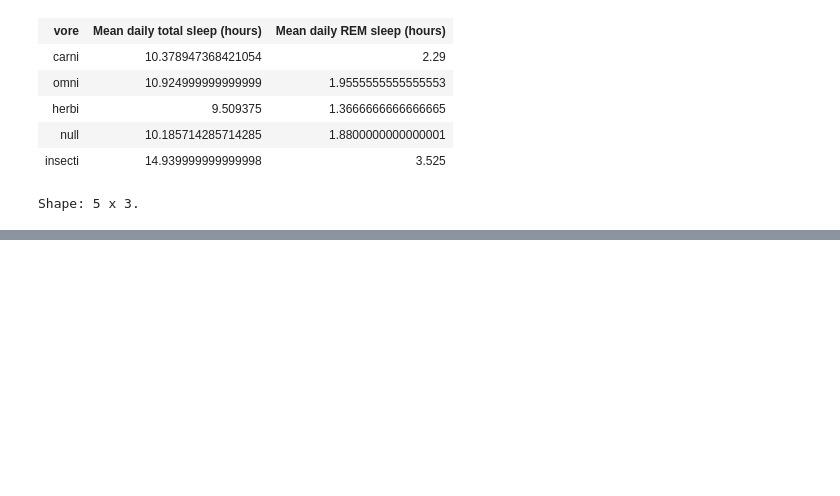
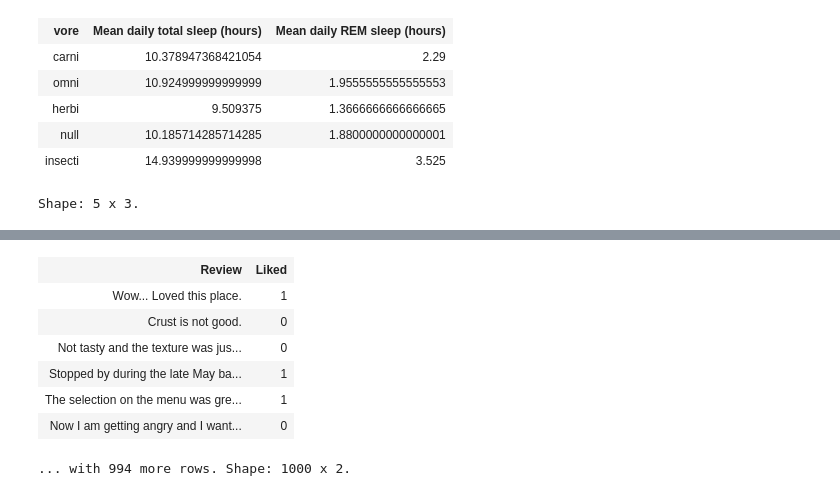
Before and after one commit to simanerush/kotlin-data-science, a Jupyter notebook: SleepData.ipynb, the cells around one changed output, grey strips where cells are left out. Drawn from its saved outputs; the diff is of its cells as text; code cells hidden in the pictures; blank space fills up the shorter version.

```diff
--- a/SleepData.ipynb
+++ b/SleepData.ipynb
@@ -315,0 +337,13 @@ groupedData // Sort by number of hours
+# %%
+// Read .tsv files
+val restaurantReviews = DataFrame.readTSV("https://koenig-media.raywenderlich.com/uploads/2021/07/restaurant-reviews.tsv")
+restaurantReviews
+# %% [output]
+| Review | Liked |
+| Wow... Loved this place. | 1 |
+| Crust is not good. | 0 |
+| Not tasty and the texture was jus... | 0 |
+| Stopped by during the late May ba... | 1 |
+| The selection on the menu was gre... | 1 |
+| Now I am getting angry and I want... | 0 |
+... with 994 more rows. Shape: 1000 x 2.
```
Also changed, not shown: parts of 2 cells of this notebook.
